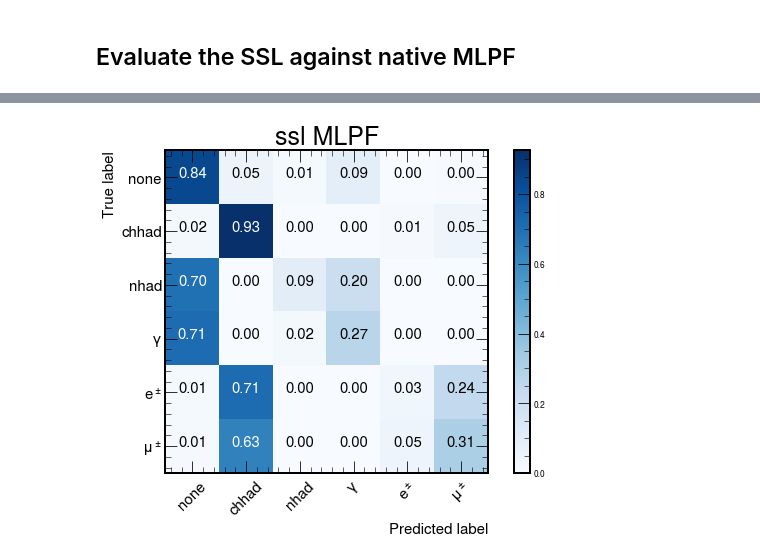
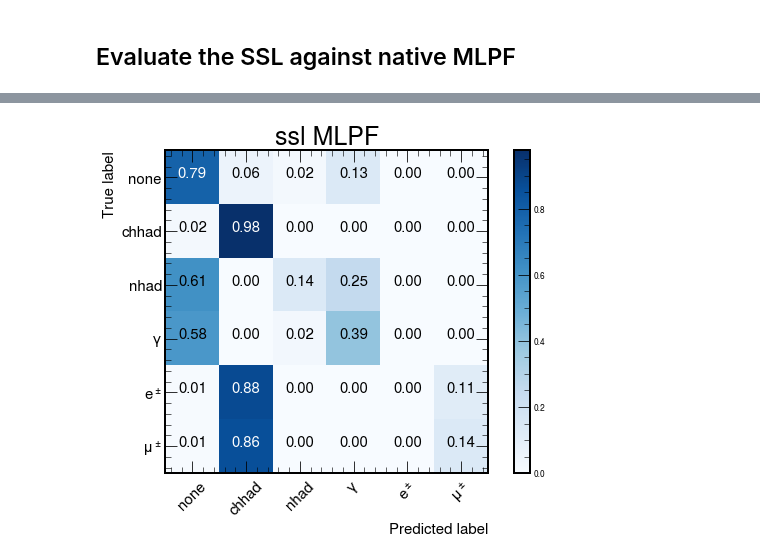
Before and after one commit to farakiko/particleflow, a Jupyter notebook: notebooks/ssl-VICreg.ipynb, the cells around one changed output, grey strips where cells are left out. Saved outputs shown, nothing was run; the diff lists cells and outputs as text; code cells hidden in the pictures.

```diff
--- a/notebooks/ssl-VICreg.ipynb
+++ b/notebooks/ssl-VICreg.ipynb
@@ -349,16 +345,17 @@ No artists with labels found to put in legend.  Note that artists whose label st
 class MLPF(nn.Module):
     def __init__(
         self,
-        input_dim=7,
+        input_dim=7 + 34 + 200,
+        embedding_dim = 34,
         num_classes=6,
         num_convs=2,
         k=8,
     ):
         super(MLPF, self).__init__()
 
-        # self.act = nn.ReLU
         self.act = nn.ELU
 
+        # GNN that uses the embeddings learnt by VICReg as the input features
         self.conv = nn.ModuleList()
         for i in range(num_convs):
             self.conv.append(GravNetConv(input_dim, input_dim,
@@ -366,7 +363,7 @@ class MLPF(nn.Module):
                                          propagate_dimensions=22,
                                          k=k))
 
-        # classifiying pid
+        # DNN that acts on the node level to predict the PID
         self.nn = nn.Sequential(
             nn.Linear(input_dim, 126),
             self.act(),
@@ -375,18 +372,18 @@ class MLPF(nn.Module):
             nn.Linear(126, num_classes),
         )
 
-
     def forward(self, batch):
 
         # unfold the Batch object
         input_ = batch.x.float()
         batch = batch.batch
 
+#         embedding = self.nn0(input_)
         # perform a series of graph convolutions
         for num, conv in enumerate(self.conv):
             embedding = conv(input_, batch)
 
-        # predict the pid's
+        # predict the PIDs
         preds_id = self.nn(embedding)
 
         return preds_id
@@ -569,0 +525,4 @@ epoch 29 - train: 20.561 - valid: 20.612 - stale=0
+# %%
+# train ssl version of MLPF
+model_ssl = MLPF(7 + 34 + 200)
+print("Num of model paramaters: ", sum(p.numel() for p in model_ssl.parameters() if p.requires_grad))
@@ -579,5 +648,0 @@ epoch 29 - train: 20.561 - valid: 20.612 - stale=0
-# %%
-# train native MLPF
-batch_size = 50
-model = MLPF(input_dim=8)
-losses_train, losses_valid = train_mlpf(data, batch_size, model, with_VICreg=False, epochs=100)
@@ -602,7 +658,7 @@ epoch 48 - train: 19.195 - valid: 19.333 - stale=0
 # %% [markdown]
 ## Evaluate the SSL against native MLPF
 # %%
-def evaluate_mlpf(model, with_VICreg):
+def evaluate_mlpf(model, with_VICReg):
     num_classes = 6
     conf_matrix = np.zeros((num_classes, num_classes))
 
@@ -611,7 +667,7 @@ def evaluate_mlpf(model, with_VICreg):
     decoder.eval()
     with torch.no_grad():
         for i, batch in tqdm(enumerate(test_loader)):
-            if with_VICreg:
+            if with_VICReg:
                  # make transformation
                 tracks, clusters = distinguish_PFelements(batch)
 
@@ -697,7 +753,7 @@ plot_conf_matrix(conf_matrix_pf, 'PF')
 # %%
 batch_size = 100
-# conf_matrix_ssl = evaluate_mlpf(model_ssl, with_VICreg=True)
+conf_matrix_ssl = evaluate_mlpf(model_ssl, with_VICReg=True)
 plot_conf_matrix(conf_matrix_ssl, 'ssl MLPF')
 # %% [output]
-[figure, old version]
+[figure, new version]
 # %%
```
Also changed, not shown: parts of 24 cells of this notebook.
